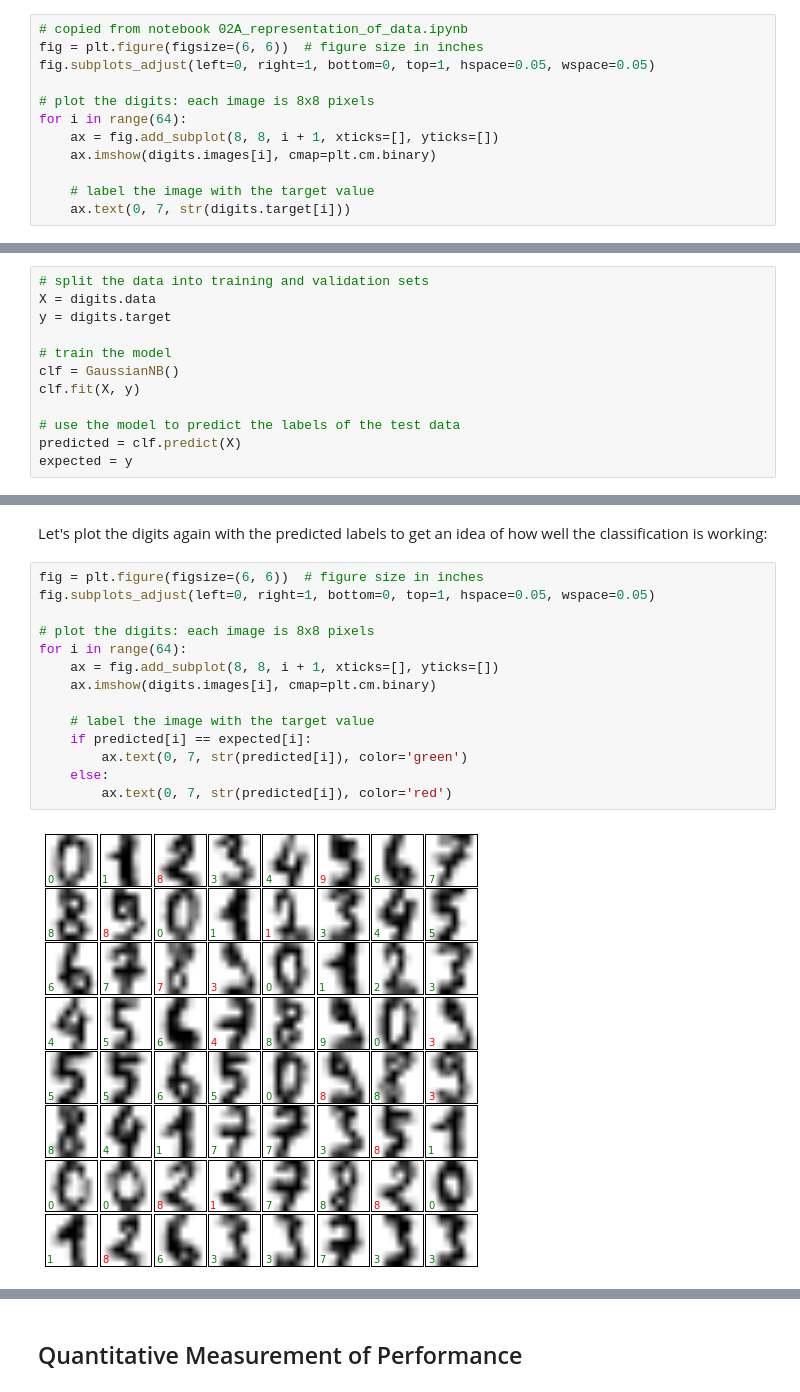
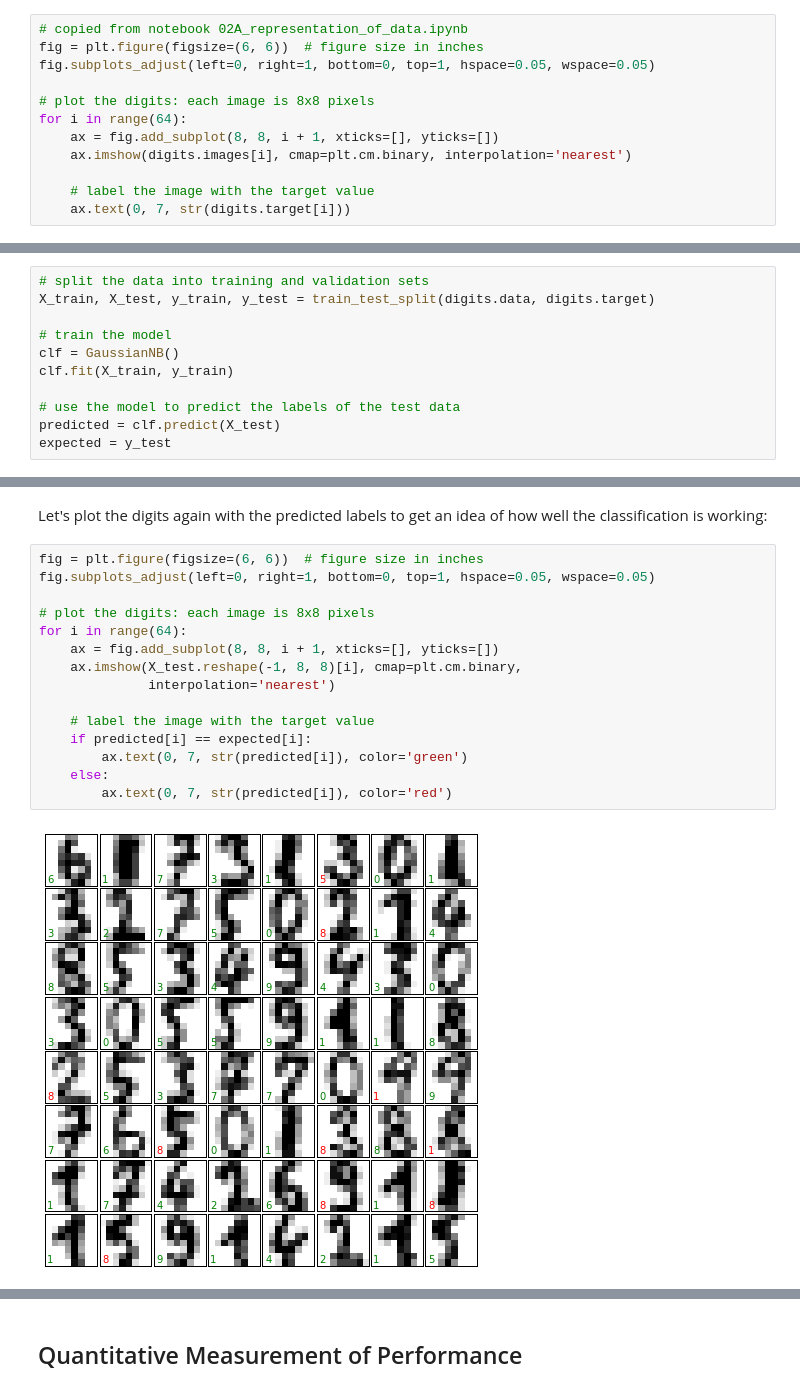
Before and after one commit to jakevdp/sklearn_scipy2013, a Jupyter notebook: rendered_notebooks/04A_supervised_classification.ipynb, the cells around one changed output, grey strips where cells are left out. Drawn from its saved outputs; the diff is of its cells as text.

```diff
--- a/rendered_notebooks/04A_supervised_classification.ipynb
+++ b/rendered_notebooks/04A_supervised_classification.ipynb
@@ -28,7 +27,7 @@ fig.subplots_adjust(left=0, right=1, bottom=0, top=1, hspace=0.05, wspace=0.05)
 # plot the digits: each image is 8x8 pixels
 for i in range(64):
     ax = fig.add_subplot(8, 8, i + 1, xticks=[], yticks=[])
-    ax.imshow(digits.images[i], cmap=plt.cm.binary)
+    ax.imshow(digits.images[i], cmap=plt.cm.binary, interpolation='nearest')
 
     # label the image with the target value
     ax.text(0, 7, str(digits.target[i]))
@@ -104,12 +102,11 @@ from sklearn import cross_validation
 # %%
 # split the data into training and validation sets
-X = digits.data
-y = digits.target
+X_train, X_test, y_train, y_test = train_test_split(digits.data, digits.target)
 
 # train the model
 clf = GaussianNB()
-clf.fit(X, y)
+clf.fit(X_train, y_train)
 
 # use the model to predict the labels of the test data
-predicted = clf.predict(X)
-expected = y
+predicted = clf.predict(X_test)
+expected = y_test
@@ -119,16 +118,17 @@ how well the classification is working:
 # %%
 fig = plt.figure(figsize=(6, 6))  # figure size in inches
 fig.subplots_adjust(left=0, right=1, bottom=0, top=1, hspace=0.05, wspace=0.05)
 
 # plot the digits: each image is 8x8 pixels
 for i in range(64):
     ax = fig.add_subplot(8, 8, i + 1, xticks=[], yticks=[])
-    ax.imshow(digits.images[i], cmap=plt.cm.binary)
+    ax.imshow(X_test.reshape(-1, 8, 8)[i], cmap=plt.cm.binary,
+              interpolation='nearest')
 
     # label the image with the target value
     if predicted[i] == expected[i]:
         ax.text(0, 7, str(predicted[i]), color='green')
     else:
         ax.text(0, 7, str(predicted[i]), color='red')
 # %% [output]
-[figure, old version]
+[figure, new version]
```
Also changed, not shown: parts of 11 cells of this notebook, 17 other files.
